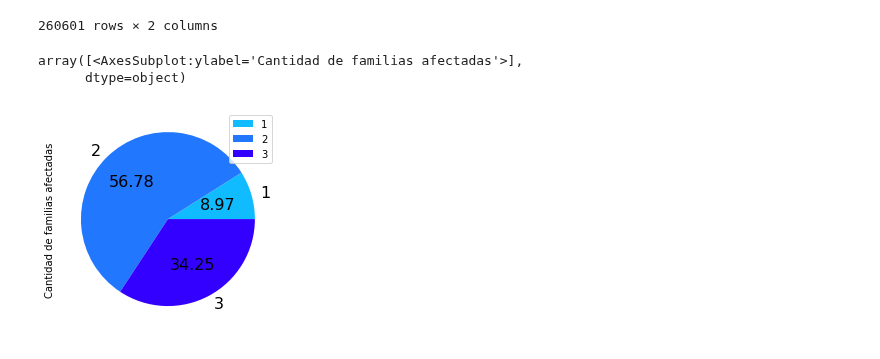
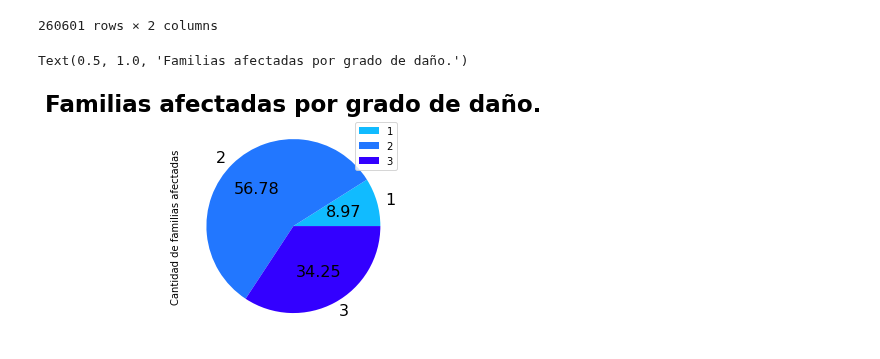
Before and after one commit to joaquinfontela/OrganizacionDeDatos-TP1, a Jupyter notebook: src/Familias.ipynb, the cells around one changed output. Cells and saved outputs as stored; diff of their text form; code cells hidden in the pictures.

```diff
--- a/src/Familias.ipynb
+++ b/src/Familias.ipynb
@@ -60,8 +60,9 @@ gb_values_to_use = values_to_use.groupby('damage_grades').agg({'Cantidad de fami
 # %%
 gb_values_to_use.plot(subplots=True,kind='pie',autopct="%.2f",\
                       textprops={'fontsize': 16},\
                       colors = ["#11bbff", "#2277ff", "#3300ff"])
+plt.title("Familias afectadas por grado de daño.",\
+          fontsize =23, fontweight = 'bold')
 # %% [output]
-array([<AxesSubplot:ylabel='Cantidad de familias afectadas'>],
-      dtype=object)
+Text(0.5, 1.0, 'Familias afectadas por grado de daño.')
-[figure, old version]
+[figure, new version]
```
Also changed, not shown: 2 other files.
